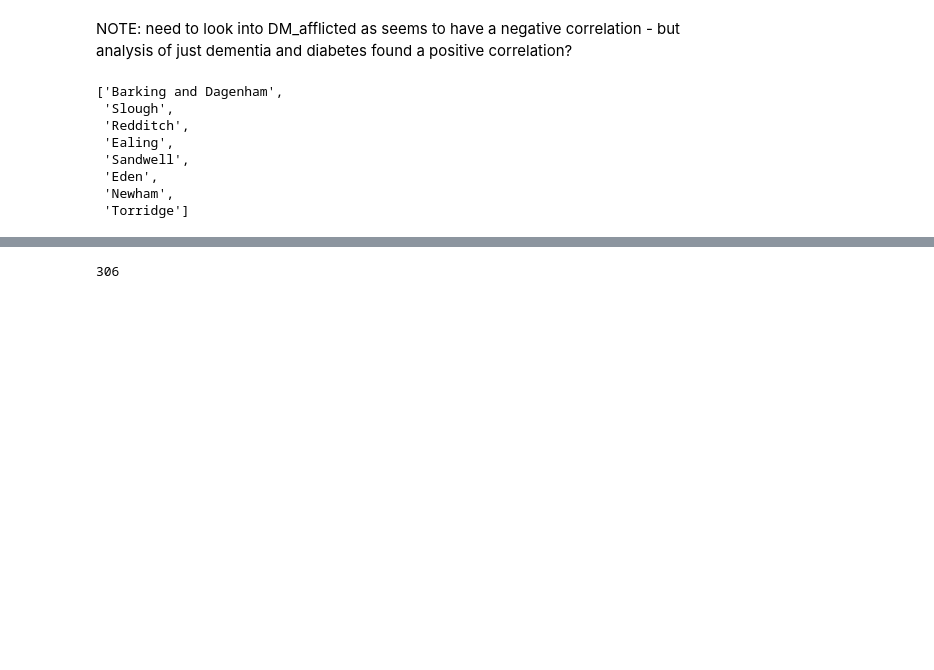
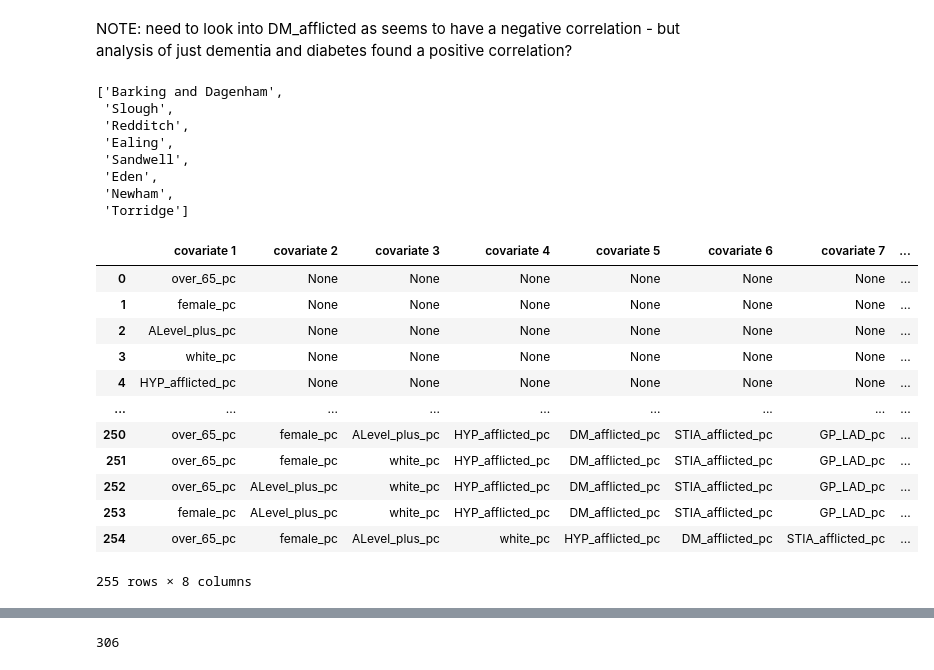
Before and after one commit to Bea-Taylor/DifDem_inequalities, a Jupyter notebook: nbs/core/04_regression_model.ipynb, the cells around one changed output, grey strips where cells are left out. Cells and saved outputs as stored; diff of their text form; code cells hidden in the pictures; blank space fills up the shorter version.

```diff
--- a/nbs/core/04_regression_model.ipynb
+++ b/nbs/core/04_regression_model.ipynb
@@ -373,3 +380,19 @@ resid_gap_area = df_dem_plus[all_var_residuals>0.003]['area_name']
  'Eden',
  'Newham',
  'Torridge']
+# %%
+df_covar_comb
+# %% [output]
+|  | covariate 1 | covariate 2 | covariate 3 | covariate 4 | covariate 5 | covariate 6 | covariate 7 | ... |
+| 0 | over_65_pc | None | None | None | None | None | None | ... |
+| 1 | female_pc | None | None | None | None | None | None | ... |
+| 2 | ALevel_plus_pc | None | None | None | None | None | None | ... |
+| 3 | white_pc | None | None | None | None | None | None | ... |
+| 4 | HYP_afflicted_pc | None | None | None | None | None | None | ... |
+| ... | ... | ... | ... | ... | ... | ... | ... | ... |
+| 250 | over_65_pc | female_pc | ALevel_plus_pc | HYP_afflicted_pc | DM_afflicted_pc | STIA_afflicted_pc | GP_LAD_pc | ... |
+| 251 | over_65_pc | female_pc | white_pc | HYP_afflicted_pc | DM_afflicted_pc | STIA_afflicted_pc | GP_LAD_pc | ... |
+| 252 | over_65_pc | ALevel_plus_pc | white_pc | HYP_afflicted_pc | DM_afflicted_pc | STIA_afflicted_pc | GP_LAD_pc | ... |
+| 253 | female_pc | ALevel_plus_pc | white_pc | HYP_afflicted_pc | DM_afflicted_pc | STIA_afflicted_pc | GP_LAD_pc | ... |
+| 254 | over_65_pc | female_pc | ALevel_plus_pc | white_pc | HYP_afflicted_pc | DM_afflicted_pc | STIA_afflicted_pc | ... |
+255 rows × 8 columns
```
Also changed, not shown: parts of 20 cells of this notebook, 5 other files.
